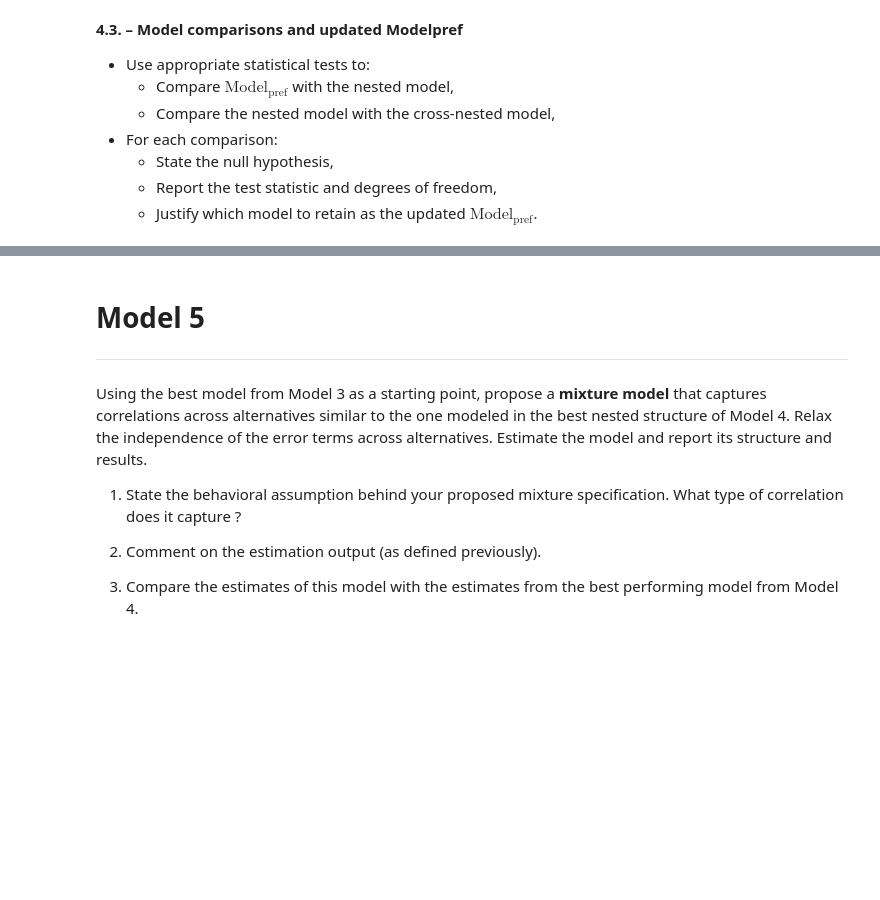
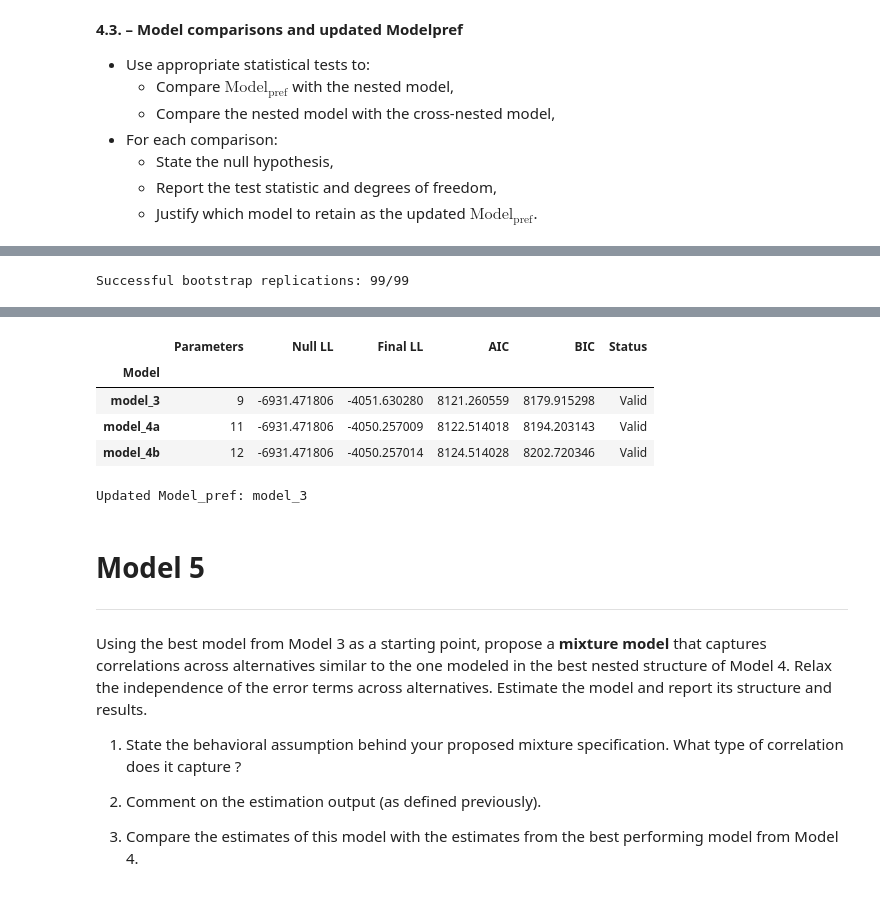
Before and after one commit to doran2728/Math463Group25, a Jupyter notebook: assignment.ipynb, the cells around one changed output, grey strips where cells are left out. Saved outputs shown, nothing was run; the diff lists cells and outputs as text; code cells hidden in the pictures; blank space fills up the shorter version.

```diff
--- a/assignment.ipynb
+++ b/assignment.ipynb
@@ -989,0 +1677,72 @@ Using $\text{Model}_\text{pref}$ as the base model, propose and test both a **ne
+# %%
+'''Statistical Test'''
+
+def bootstrap_lr_4(B=99, seed=42):
+    observed_lr = LR_nl
+
+    if not np.isfinite(observed_lr):
+        return np.nan
+    if observed_lr == 0:
+        return 1.0
+
+    # Simulate choice probabilities under the MNL model.
+    formulas = {str(i): logit(V_pref_3, av_4, i) for i in range(1, 5)}
+    simulator = bio.BIOGEME(database, formulas)
+    probabilities = simulator.simulate(beta_base_4)[['1', '2', '3', '4']].to_numpy(copy=True)
+
+    if not np.isfinite(probabilities).all() or (probabilities < 0).any() or not np.allclose(probabilities.sum(axis=1), 1):
+        raise ValueError('Invalid simulated probabilities.')
+
+    cumulative = (probabilities / probabilities.sum(axis=1, keepdims=True)).cumsum(axis=1)
+    cumulative[:, -1] = 1.0
+
+    rng = np.random.default_rng(seed)
+    statistics = []
+    logprob_base = loglogit(V_pref_3, av_4, travel_mode)
+
+    # Parametric bootstrap under H0.
+    for b in range(B):
+        sample = data_4.copy()
+        sample['travel_mode'] = 1 + (rng.random(len(sample))[:, None] >= cumulative).sum(axis=1)
+        sample_db = db.Database('bootstrap_4', sample)
+
+        try:
+            fit_r = estimate_4(sample_db, logprob_base, beta_base_4, 'bootstrap_mnl')
+
+            if valid_fit_4(fit_r, -np.inf, K_base_4):
+                start = {**beta_nl, **fit_r.get_beta_values()}
+                fit_u = estimate_4(sample_db, logprob_nl, start, 'bootstrap_nl')
+
+                if valid_fit_4(fit_u, fit_r.final_loglikelihood, K_base_4 + 2):
+                    statistics.append(max(0.0, 2 * (fit_u.final_loglikelihood - fit_r.final_loglikelihood)))
+
+        except Exception as error:
+            print(f'Bootstrap {b+1} failed: {error}')
+
+    print(f'Successful bootstrap replications: {len(statistics)}/{B}')
+
+    if len(statistics) != B:
+        return np.nan
+    return (1 + np.sum(np.asarray(statistics) >= observed_lr)) / (B + 1)
+
+
+# MNL vs NL: parametric bootstrap likelihood ratio test.
+p_nl = bootstrap_lr_4(B=99, seed=42)
+
+tests_4['p-value'] = [p_nl, np.nan, np.nan]
+tests_4['Decision'] = [
+    'Unavailable' if not np.isfinite(p_nl) else 'Reject H0' if p_nl < 0.05 else 'Fail to reject H0',
+    'Compare AIC and BIC',
+    'Compare AIC and BIC']
+
+display(tests_4)
+
+# Model selection based on BIC.
+display(comparison_4)
+Model_pref_name = comparison_4['BIC'].idxmin()
+print('Updated Model_pref:', Model_pref_name)
+
+if len(models_4) < 3:
+    print('Selection is provisional: some models have no valid estimates.')
+# %% [output]
+Successful bootstrap replications: 99/99
@@ -990,3 +1754,9 @@ Using $\text{Model}_\text{pref}$ as the base model, propose and test both a **ne
+|  | Parameters | Null LL | Final LL | AIC | BIC | Status |
+| Model |  |  |  |  |  |  |
+| model_3 | 9 | -6931.471806 | -4051.630280 | 8121.260559 | 8179.915298 | Valid |
+| model_4a | 11 | -6931.471806 | -4050.257009 | 8122.514018 | 8194.203143 | Valid |
+| model_4b | 12 | -6931.471806 | -4050.257014 | 8124.514028 | 8202.720346 | Valid |
+Updated Model_pref: model_3
 # %% [markdown]
 # Model 5
 
```
Also changed, not shown: parts of 22 cells of this notebook.
